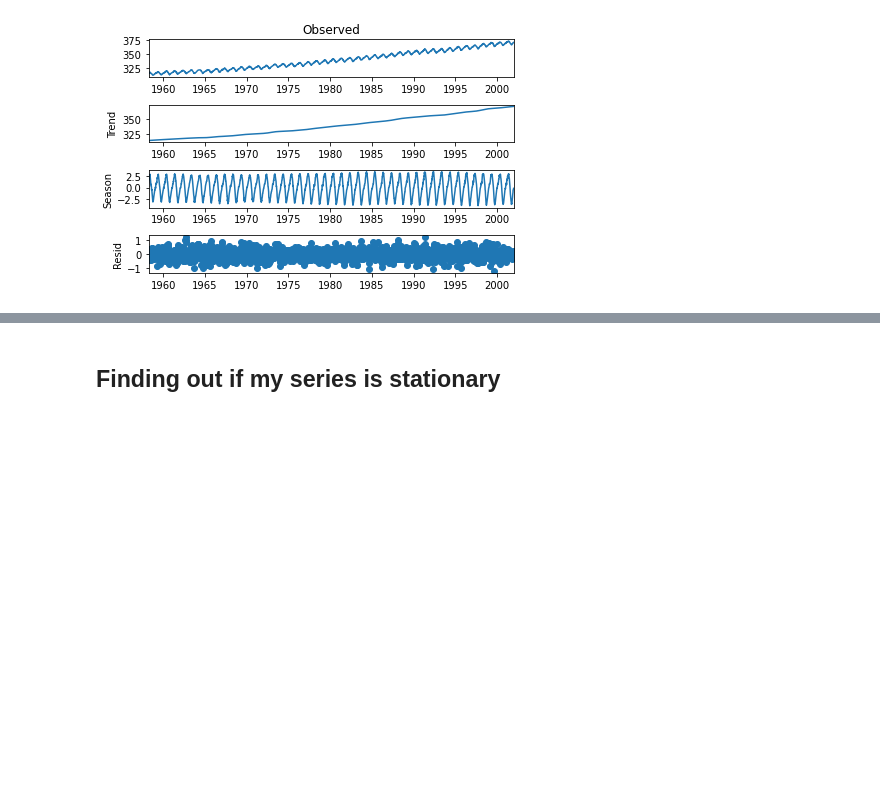
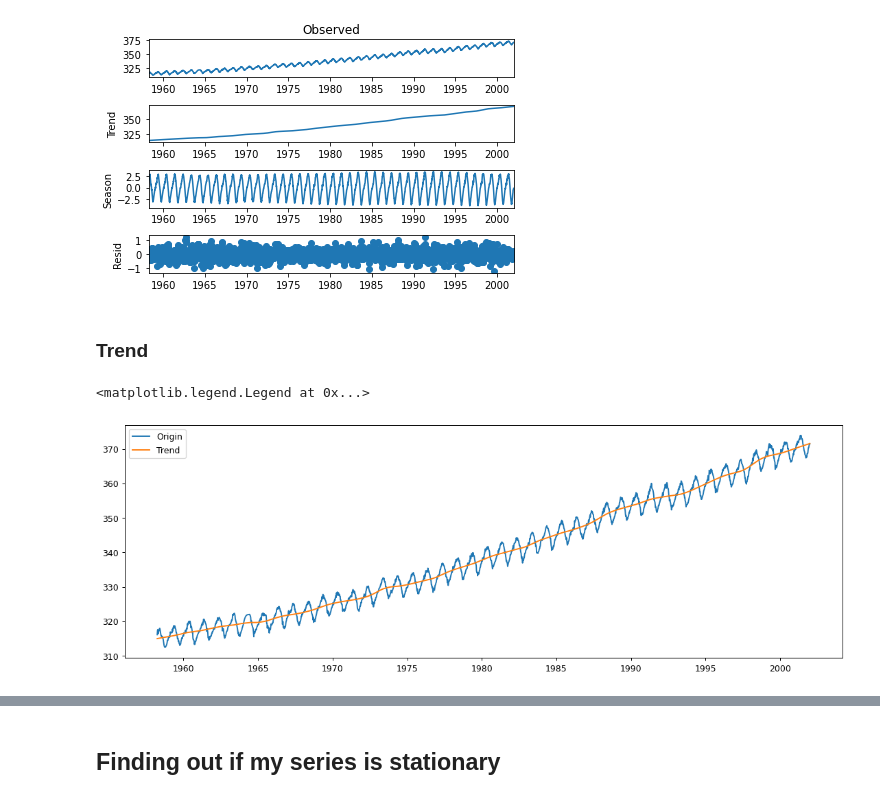
Before and after one commit to ThierrryScotto/Time-Series-Forecasting-Atmospheric-CO2, a Jupyter notebook: Time_Series_Forecasting_Atmospheric_CO2.ipynb, the cells around one changed output, grey strips where cells are left out. Drawn from its saved outputs; the diff is of its cells as text; code cells hidden in the pictures; blank space fills up the shorter version.

```diff
--- a/Time_Series_Forecasting_Atmospheric_CO2.ipynb
+++ b/Time_Series_Forecasting_Atmospheric_CO2.ipynb
@@ -349,3 +349,13 @@ plt.show()
 trend = decomp.trend
 seasonal = decomp.seasonal
 residual = decomp.resid
+# %% [markdown]
+### Trend
+# %%
+fig, ax = plt.subplots(figsize=(15, 5), dpi=90)
+ax.plot(dataset.index, dataset['co2'], label="Origin")
+ax.plot(dataset.index, trend, label="Trend")
+ax.legend()
+# %% [output]
+<matplotlib.legend.Legend at 0x...>
+[figure, added]
```
Also changed, not shown: parts of 7 cells of this notebook.
